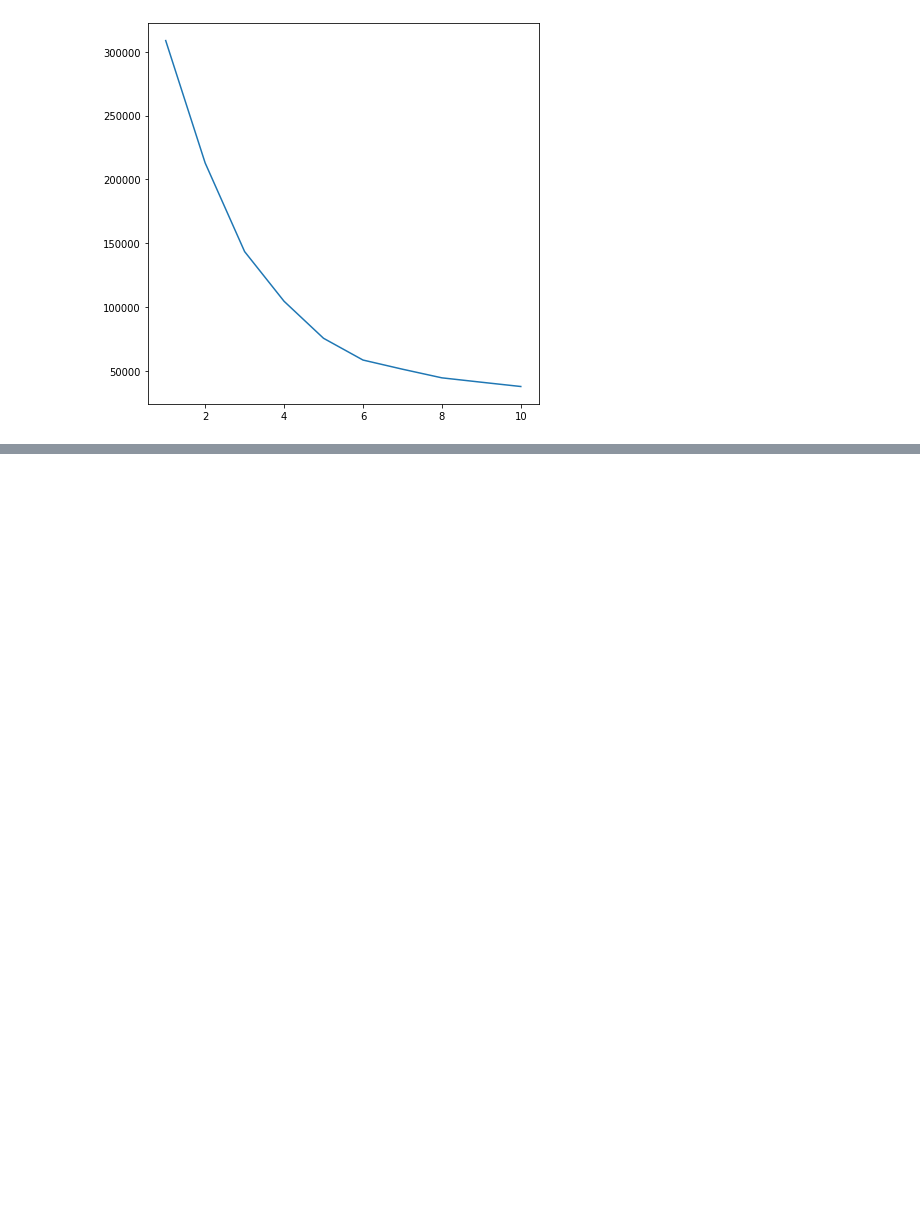
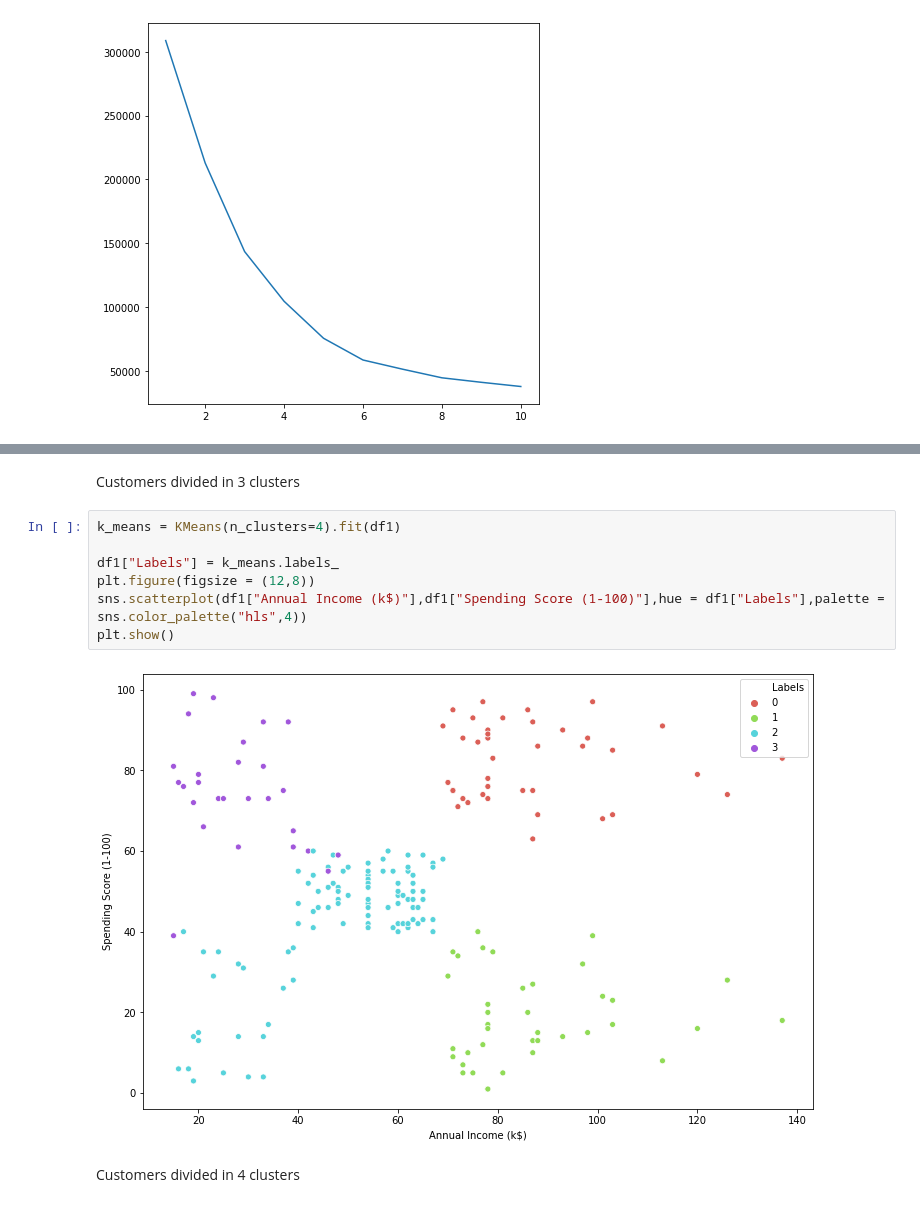
Before and after one commit to Rahul-Khairnar/Mall_Customer_Segmentation, a Jupyter notebook: CUSTOMER_SEGMENTATION.ipynb, the cells around one changed output, grey strips where cells are left out. Saved outputs shown, nothing was run; the diff lists cells and outputs as text; blank space fills up the shorter version.

```diff
--- a/CUSTOMER_SEGMENTATION.ipynb
+++ b/CUSTOMER_SEGMENTATION.ipynb
@@ -122,0 +153,13 @@ sns.lineplot(x = list(range(1,11)),y = clusters)
+# %% [markdown]
+Customers divided in 3 clusters
+# %%
+k_means = KMeans(n_clusters=4).fit(df1)
+
+df1["Labels"] = k_means.labels_
+plt.figure(figsize = (12,8))
+sns.scatterplot(df1["Annual Income (k$)"],df1["Spending Score (1-100)"],hue = df1["Labels"],palette = sns.color_palette("hls",4))
+plt.show()
+# %% [output]
+[figure, added]
+# %% [markdown]
+Customers divided in 4 clusters
```
Also changed, not shown: parts of 12 cells of this notebook.
